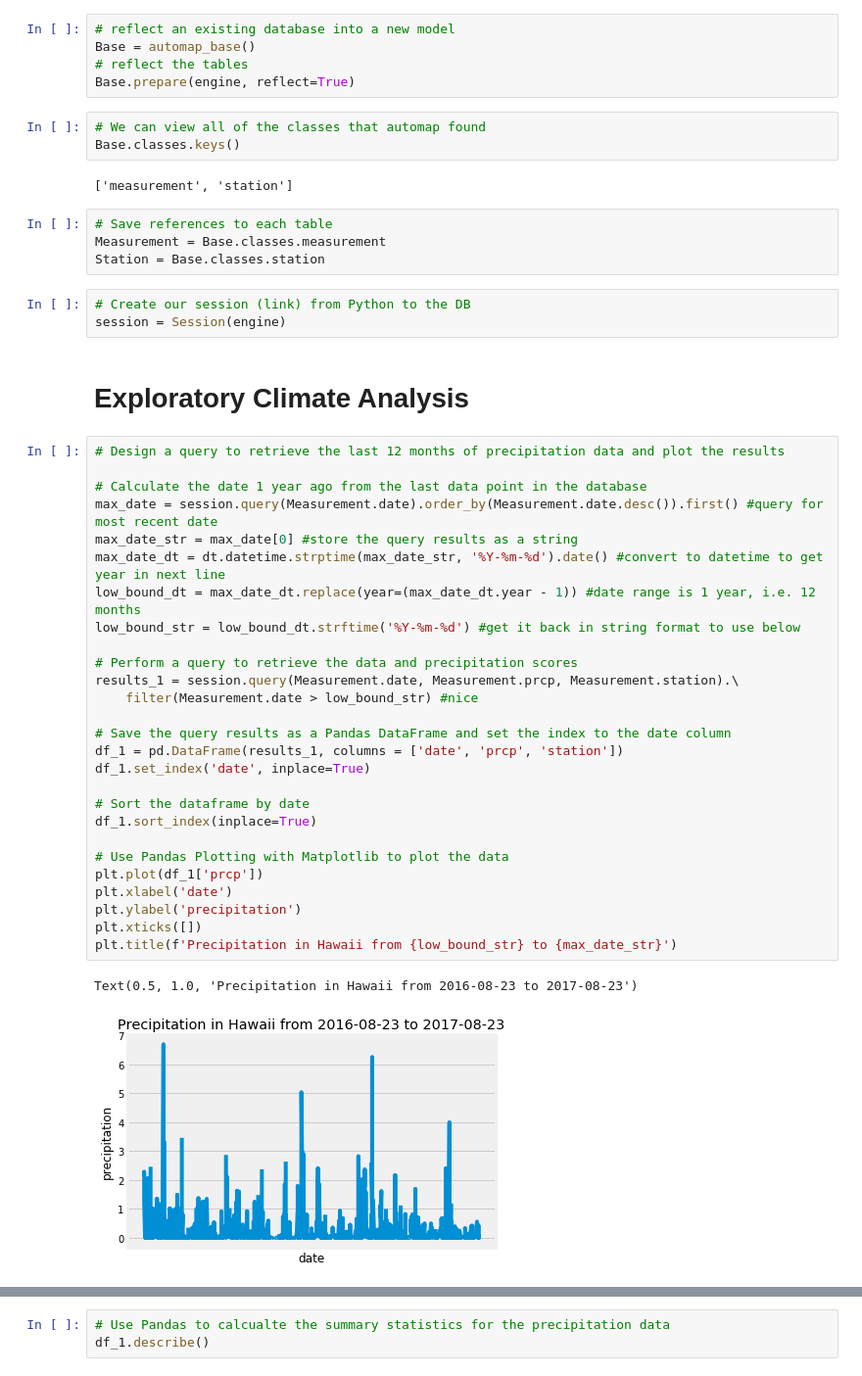
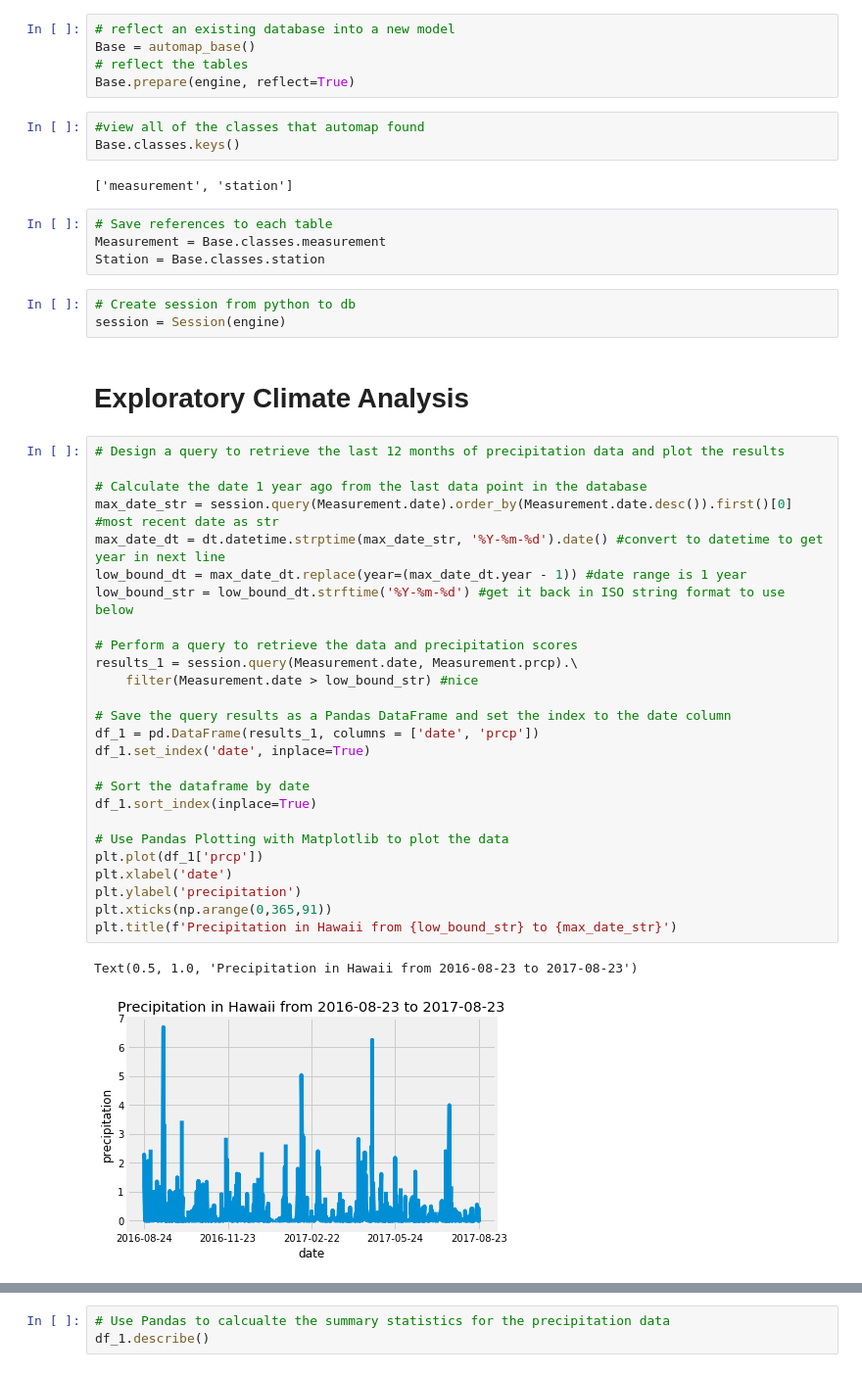
Before and after one commit to walraven/sqlalchemy-challenge, a Jupyter notebook: climate.ipynb, the cells around one changed output, grey strips where cells are left out. Shown at 98% size. Cells and saved outputs as stored; diff of their text form.

```diff
--- a/climate.ipynb
+++ b/climate.ipynb
@@ -24,7 +20,7 @@ Base = automap_base()
 # reflect the tables
 Base.prepare(engine, reflect=True)
 # %%
-# We can view all of the classes that automap found
+#view all of the classes that automap found
 Base.classes.keys()
 # %% [output]
 ['measurement', 'station']
@@ -33,37 +29,36 @@ Base.classes.keys()
 Measurement = Base.classes.measurement
 Station = Base.classes.station
 # %%
-# Create our session (link) from Python to the DB
+# Create session from python to db
 session = Session(engine)
 # %% [markdown]
 # Exploratory Climate Analysis
 # %%
 # Design a query to retrieve the last 12 months of precipitation data and plot the results
 
 # Calculate the date 1 year ago from the last data point in the database
-max_date = session.query(Measurement.date).order_by(Measurement.date.desc()).first() #query for most recent date
-max_date_str = max_date[0] #store the query results as a string
+max_date_str = session.query(Measurement.date).order_by(Measurement.date.desc()).first()[0] #most recent date as str
 max_date_dt = dt.datetime.strptime(max_date_str, '%Y-%m-%d').date() #convert to datetime to get year in next line
-low_bound_dt = max_date_dt.replace(year=(max_date_dt.year - 1)) #date range is 1 year, i.e. 12 months
-low_bound_str = low_bound_dt.strftime('%Y-%m-%d') #get it back in string format to use below
+low_bound_dt = max_date_dt.replace(year=(max_date_dt.year - 1)) #date range is 1 year
+low_bound_str = low_bound_dt.strftime('%Y-%m-%d') #get it back in ISO string format to use below
 
 # Perform a query to retrieve the data and precipitation scores
-results_1 = session.query(Measurement.date, Measurement.prcp, Measurement.station).\
+results_1 = session.query(Measurement.date, Measurement.prcp).\
     filter(Measurement.date > low_bound_str) #nice
 
 # Save the query results as a Pandas DataFrame and set the index to the date column
-df_1 = pd.DataFrame(results_1, columns = ['date', 'prcp', 'station'])
+df_1 = pd.DataFrame(results_1, columns = ['date', 'prcp'])
 df_1.set_index('date', inplace=True)
 
 # Sort the dataframe by date
 df_1.sort_index(inplace=True)
 
 # Use Pandas Plotting with Matplotlib to plot the data
 plt.plot(df_1['prcp'])
 plt.xlabel('date')
 plt.ylabel('precipitation')
-plt.xticks([])
+plt.xticks(np.arange(0,365,91))
 plt.title(f'Precipitation in Hawaii from {low_bound_str} to {max_date_str}')
 # %% [output]
 Text(0.5, 1.0, 'Precipitation in Hawaii from 2016-08-23 to 2017-08-23')
-[figure, old version]
+[figure, new version]
```
Also changed, not shown: parts of 20 cells of this notebook, 2 other files.
